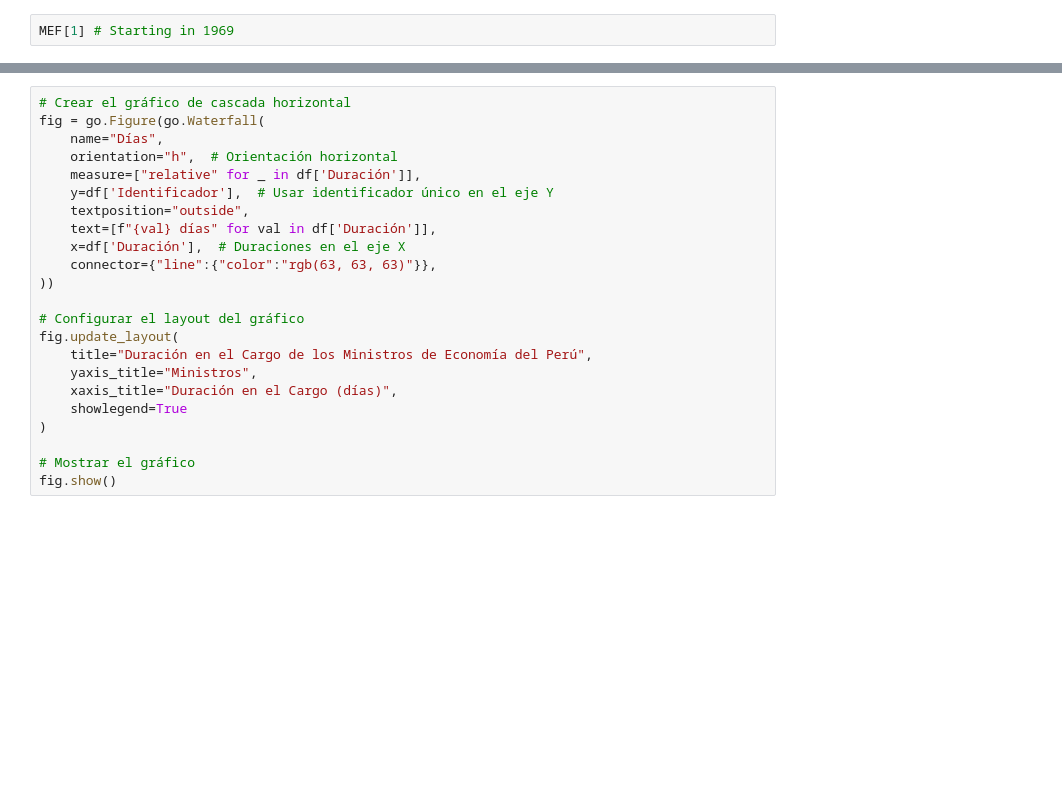
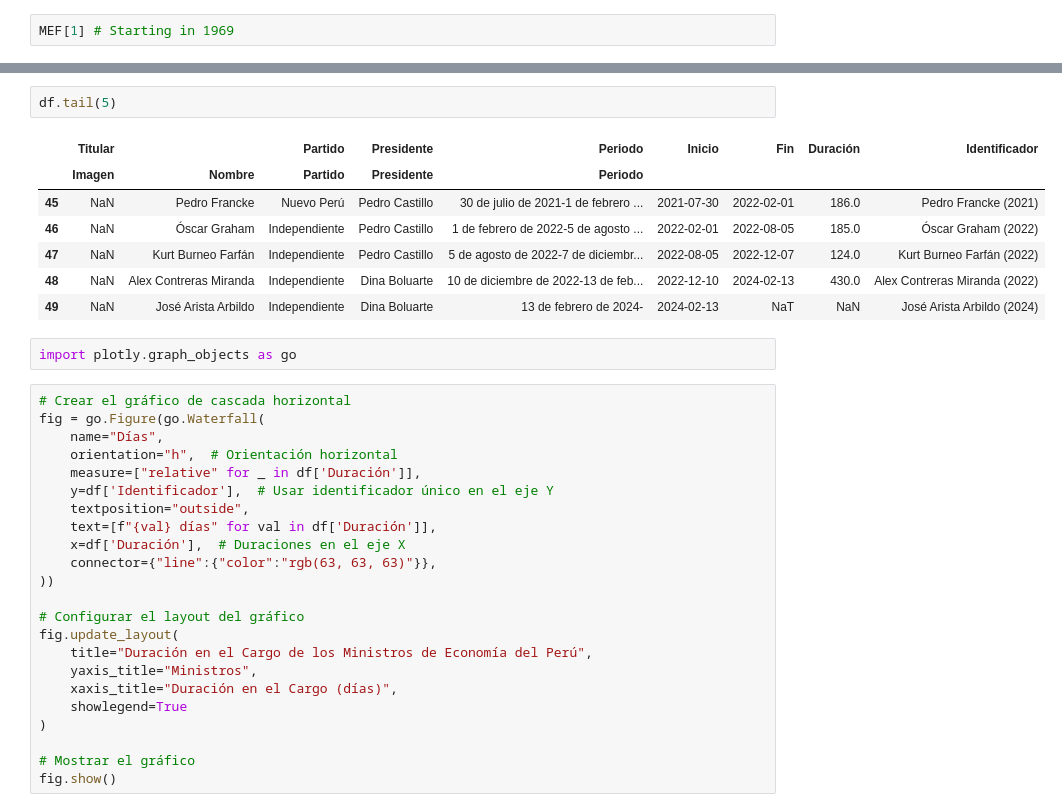
Before and after one commit to qlab-intro-python/ccss-gp-2024, a Jupyter notebook: 6. APIs & web scraping/05_b_Web_Scraping.ipynb, the cells around one changed output, grey strips where cells are left out. Cells and saved outputs as stored; diff of their text form; blank space fills up the shorter version.

```diff
--- a/6. APIs & web scraping/05_b_Web_Scraping.ipynb
+++ b/6. APIs & web scraping/05_b_Web_Scraping.ipynb
@@ -64,3 +111,15 @@ df.head(5)
+# %%
+df.tail(5)
+# %% [output]
+|  | Titular |  | Partido | Presidente | Periodo | Inicio | Fin | Duración | Identificador |
+|  | Imagen | Nombre | Partido | Presidente | Periodo |  |  |  |  |
+| 45 | NaN | Pedro Francke | Nuevo Perú | Pedro Castillo | 30 de julio de 2021-1 de febrero ... | 2021-07-30 | 2022-02-01 | 186.0 | Pedro Francke (2021) |
+| 46 | NaN | Óscar Graham | Independiente | Pedro Castillo | 1 de febrero de 2022-5 de agosto ... | 2022-02-01 | 2022-08-05 | 185.0 | Óscar Graham (2022) |
+| 47 | NaN | Kurt Burneo Farfán | Independiente | Pedro Castillo | 5 de agosto de 2022-7 de diciembr... | 2022-08-05 | 2022-12-07 | 124.0 | Kurt Burneo Farfán (2022) |
+| 48 | NaN | Alex Contreras Miranda | Independiente | Dina Boluarte | 10 de diciembre de 2022-13 de feb... | 2022-12-10 | 2024-02-13 | 430.0 | Alex Contreras Miranda (2022) |
+| 49 | NaN | José Arista Arbildo | Independiente | Dina Boluarte | 13 de febrero de 2024- | 2024-02-13 | NaT | NaN | José Arista Arbildo (2024) |
+# %%
+import plotly.graph_objects as go
 # %%
 # Crear el gráfico de cascada horizontal
 fig = go.Figure(go.Waterfall(
```
Also changed, not shown: parts of 24 cells of this notebook, 1 other file.
